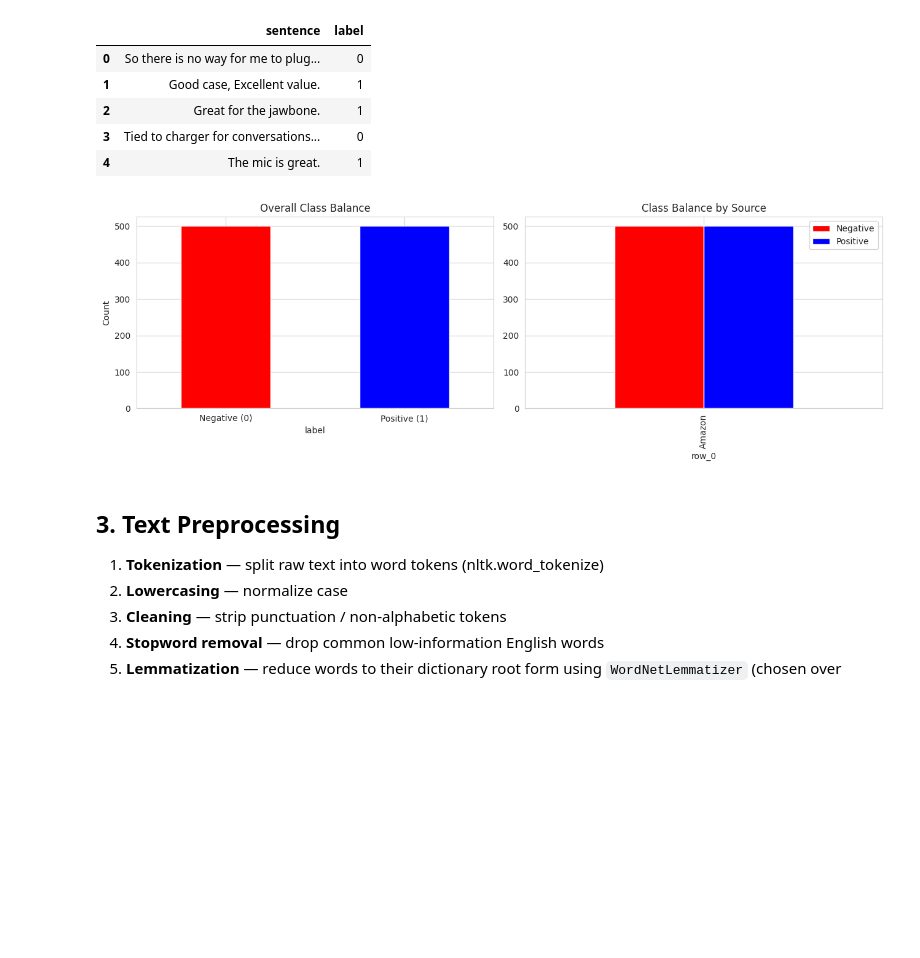
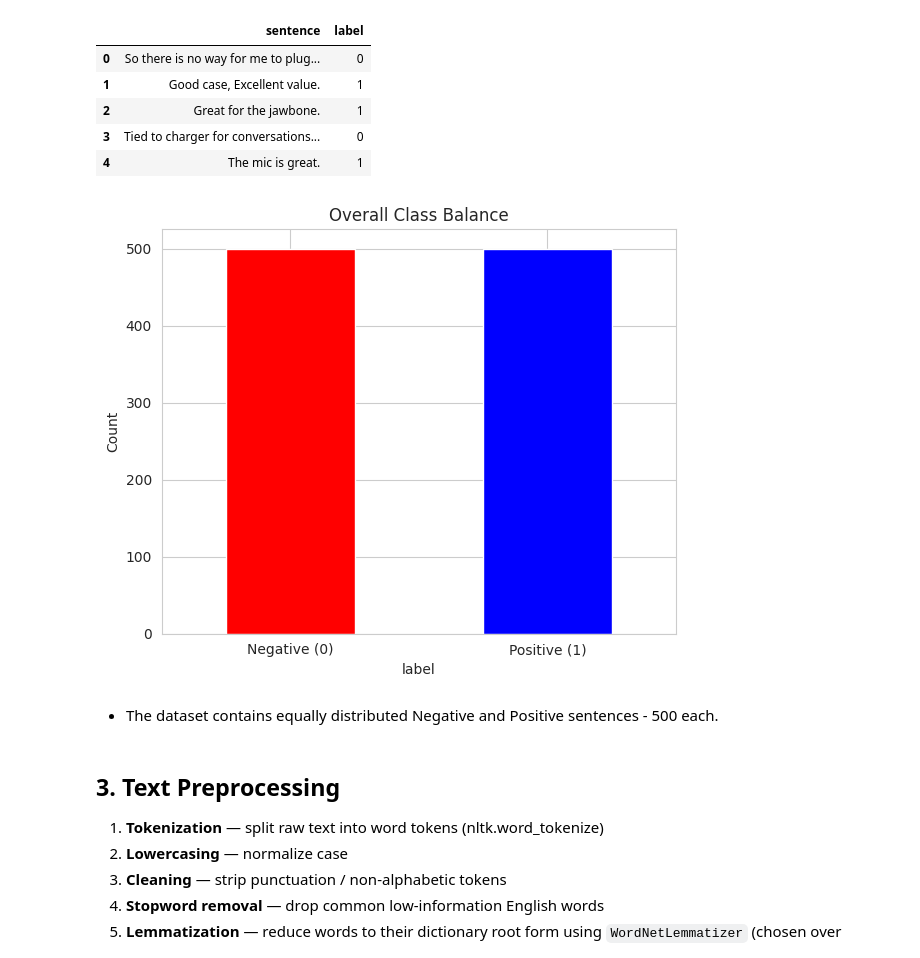
Before and after one commit to JagdishMane/numpy-pytorch-tensorflow, a Jupyter notebook: Assignment_5_1_Sentiment_Analysis_and_NLP_Techniques.ipynb, the cells around one changed output. Saved outputs shown, nothing was run; the diff lists cells and outputs as text; code cells hidden in the pictures; blank space fills up the shorter version.

```diff
--- a/Assignment_5_1_Sentiment_Analysis_and_NLP_Techniques.ipynb
+++ b/Assignment_5_1_Sentiment_Analysis_and_NLP_Techniques.ipynb
@@ -95,25 +93,18 @@ Total sentences: 1000
 | 3 | Tied to charger for conversations... | 0 |
 | 4 | The mic is great. | 1 |
 # %%
-### Check of class balance per source
-fig, axes = plt.subplots(1, 2, figsize=(13, 4.5))
-
-df["label"].value_counts().sort_index().plot(
-    kind="bar", ax=axes[0], color=["Red", "Blue"]
-)
-axes[0].set_title("Overall Class Balance")
-axes[0].set_xticklabels(["Negative (0)", "Positive (1)"], rotation=0)
-axes[0].set_ylabel("Count")
-
-pd.crosstab("Amazon", df["label"]).plot(
-    kind="bar", ax=axes[1], color=["Red", "Blue"]
-)
-axes[1].set_title("Class Balance by Source")
-axes[1].legend(["Negative", "Positive"])
+### Check the Positive and Negative Sentence balane in the dataset.
+fig, axes = plt.subplots(1, figsize=(6, 5))
+df["label"].value_counts().sort_index().plot(kind="bar", ax=axes, color=["Red", "Blue"])
+axes.set_title("Overall Class Balance")
+axes.set_xticklabels(["Negative (0)", "Positive (1)"], rotation=0)
+axes.set_ylabel("Count")
 plt.tight_layout()
 plt.show()
 # %% [output]
-[figure, old version]
+[figure, new version]
+# %% [markdown]
+- The dataset contains equally distributed Negative and Positive sentences - 500 each.
 # %% [markdown]
 ## 3. Text Preprocessing
 
```
Also changed, not shown: parts of 10 cells of this notebook.
